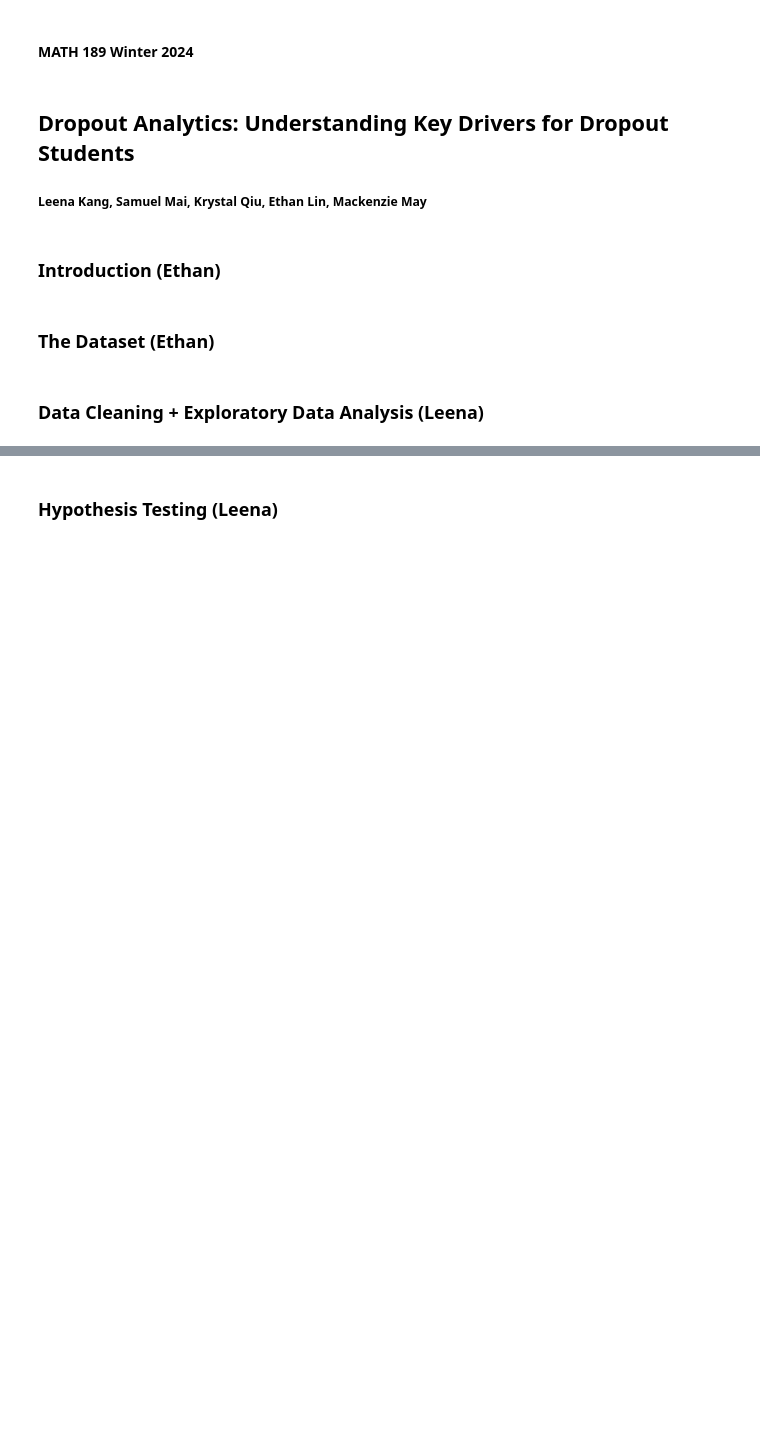
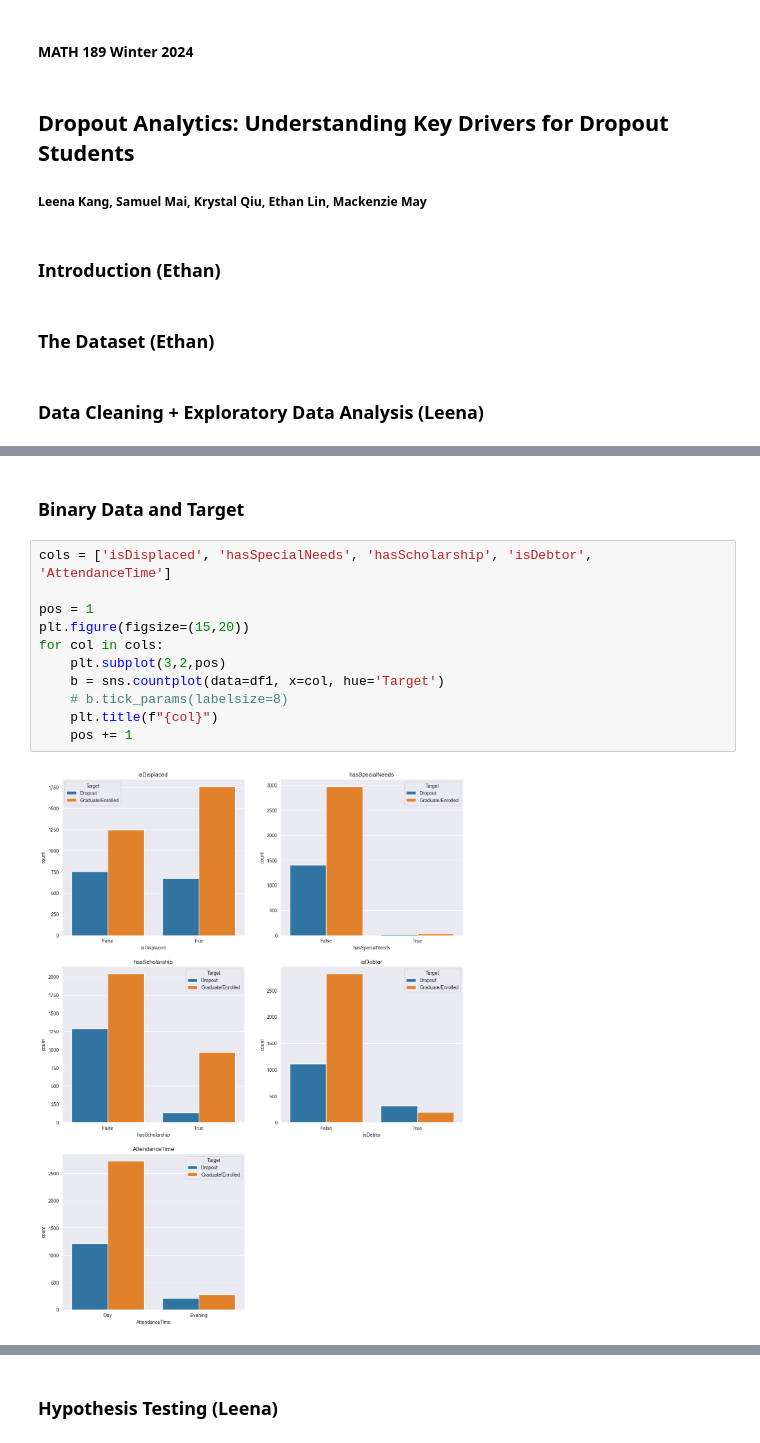
Before and after one commit to mnmay2020/MATH189_Project, a Jupyter notebook: Final_SourceCode.ipynb, the cells around one changed output, grey strips where cells are left out. Drawn from its saved outputs; the diff is of its cells as text; blank space fills up the shorter version.

```diff
--- a/Final_SourceCode.ipynb
+++ b/Final_SourceCode.ipynb
@@ -22,0 +398,15 @@ import statsmodels.formula.api as smf
+# %% [markdown]
+### Binary Data and Target
+# %%
+cols = ['isDisplaced', 'hasSpecialNeeds', 'hasScholarship', 'isDebtor', 'AttendanceTime']
+
+pos = 1
+plt.figure(figsize=(15,20))
+for col in cols:
+    plt.subplot(3,2,pos)
+    b = sns.countplot(data=df1, x=col, hue='Target')
+    # b.tick_params(labelsize=8)
+    plt.title(f"{col}")
+    pos += 1
+# %% [output]
+[figure, added]
```
Also changed, not shown: parts of 111 cells of this notebook, 3 other files.
